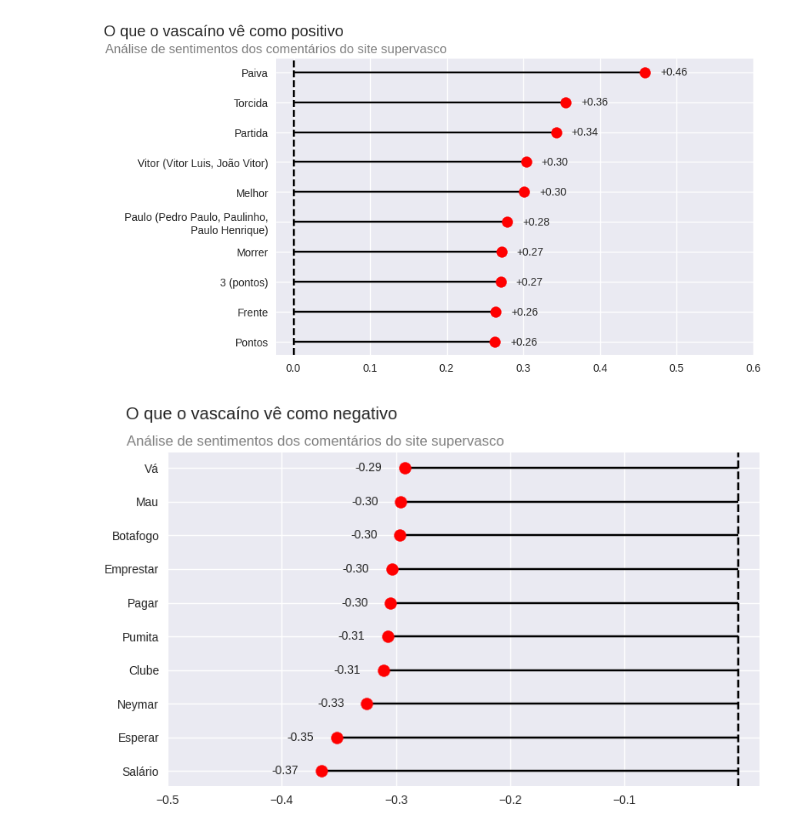
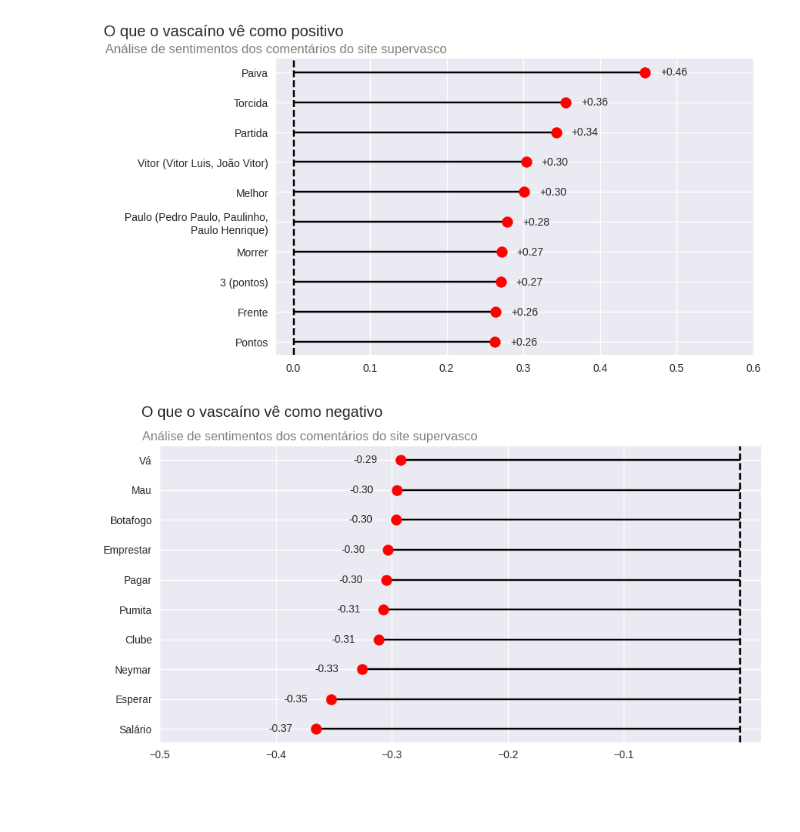
Before and after one commit to Pedroscsilva/sentimental-vasco, a Jupyter notebook: app/analysis/analysis_en.ipynb, the cells around one changed output. Cells and saved outputs as stored; diff of their text form; code cells hidden in the pictures; blank space fills up the shorter version.

```diff
--- a/app/analysis/analysis_en.ipynb
+++ b/app/analysis/analysis_en.ipynb
@@ -113,31 +113,31 @@ plt.show()
 # %%
 neg_tokens = top_tokens.sort_values(['sgd_importance']).head(10)
 
 normalized_importance = normalize([np.array(neg_tokens['sgd_importance'])])[0]
 
 labels = [ '\n'.join(wrap(l, 30)) for l in neg_tokens['stemmer_pt'] ]
 
 # Plot
 plt.style.use('seaborn-v0_8')
-plt.figure(figsize=(8, 5))
+plt.figure(figsize=(9, 5))
 plt.scatter(normalized_importance, labels, s=100, zorder=2, c='red')
 plt.hlines(y=labels, xmin=0, xmax=normalized_importance, zorder=1, colors='black')
 for i, v in enumerate(normalized_importance):
     plt.text(v-0.02, i, f"{v:+.2f}", va='center', ha='right')
 
 plt.xticks(np.arange(-0.5, 0, 0.1))
 plt.rcParams.update({'figure.titlesize': 'x-large'})
 
 plt.axvline(x=0, color='black', linestyle='--')
 plt.xlabel('')
 plt.suptitle('O que o vascaíno vê como negativo', x=0.25, y=0.97)
 plt.title('Análise de sentimentos dos comentários do site supervasco', x=0.25, y=1, c='gray')
 
 plt.tight_layout()
 
 plt.show()
 # %% [output]
-[figure, old version]
+[figure, new version]
 # %%
 X = pd.read_feather('../model/preprocessed_data/x_new.feather')
 y = pd.read_csv('../model/preprocessed_data/y_new.csv')
```
Also changed, not shown: parts of 1 cell of this notebook.
